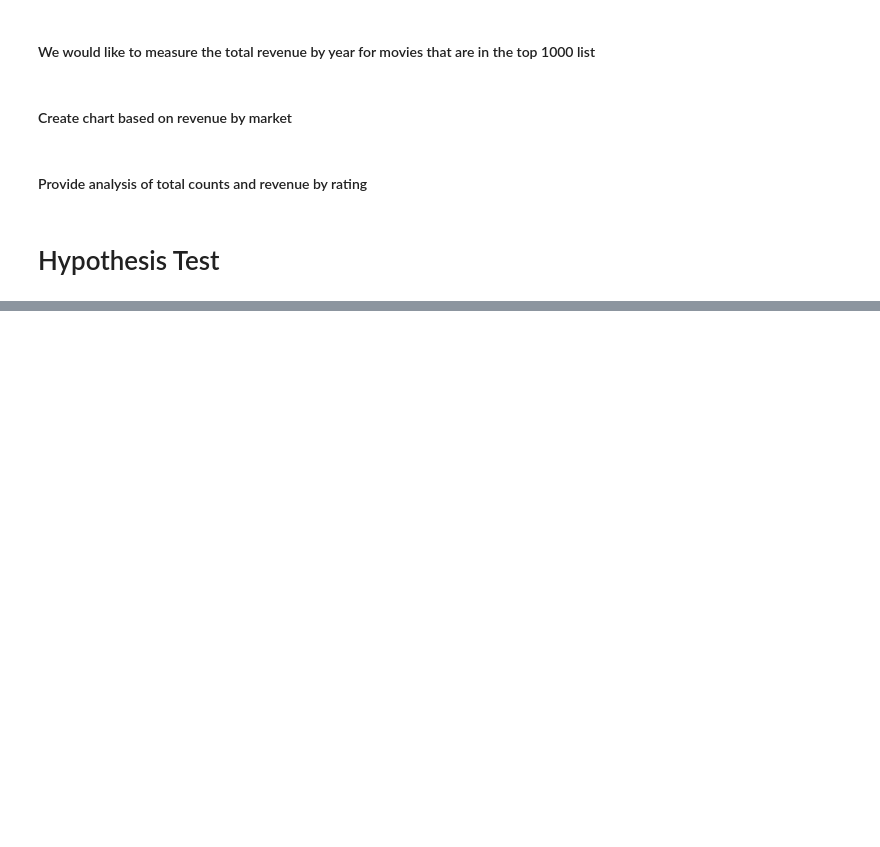
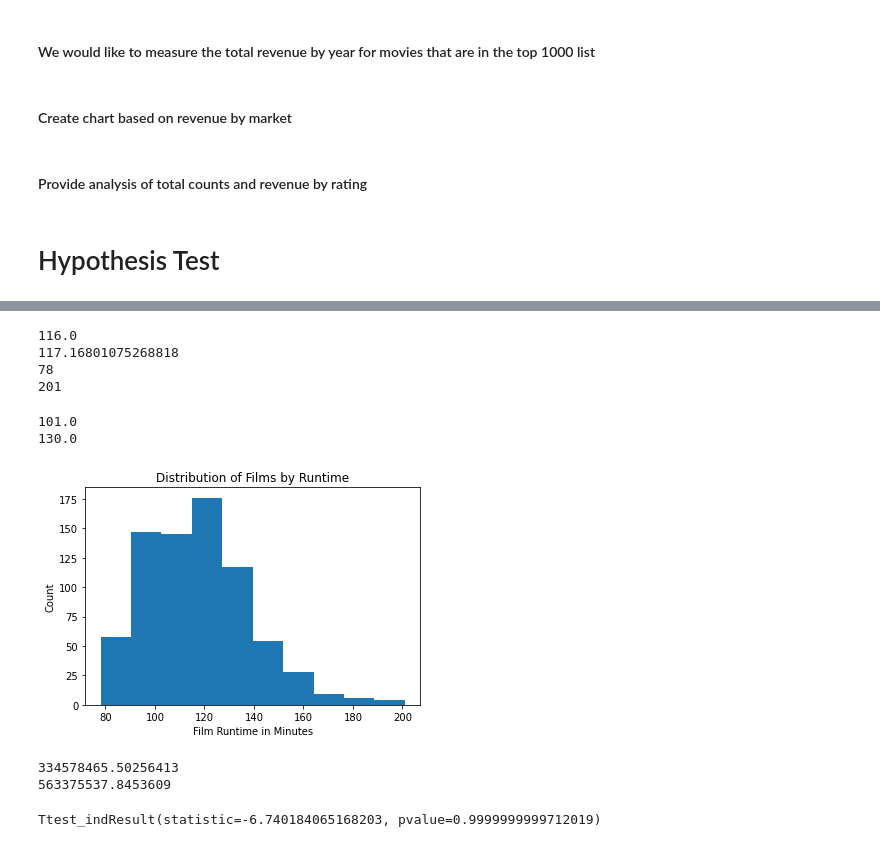
Before and after one commit to GrovesB/Group-10-Project-1, a Jupyter notebook: Project 1.ipynb, the cells around one changed output, grey strips where cells are left out. Drawn from its saved outputs; the diff is of its cells as text; code cells hidden in the pictures; blank space fills up the shorter version.

Commit message:
Wrote lots of code for visualization and hypothesis testing.

```diff
--- a/Project 1.ipynb
+++ b/Project 1.ipynb
@@ -131,0 +120,4 @@ average_revenue
+# %%
+hypoth_df = final_movie_list
+# %%
+hypoth_df["Movie Runtime"] = hypoth_df["Movie Runtime"].str.replace(" hr", "*60").str.replace(" ", " + ").str.replace("min", "0").apply(eval)
@@ -131,0 +140,36 @@ average_revenue
+# %%
+hypoth_rev_list = hypoth_df["World Sales (in $)"].tolist()
+hypoth_time_list = hypoth_df["Movie Runtime"].tolist()
+# %%
+print(hypoth_df["Movie Runtime"].median())
+print(hypoth_df["Movie Runtime"].mean())
+print(hypoth_df["Movie Runtime"].min())
+print(hypoth_df["Movie Runtime"].max())
+# %% [output]
+116.0
+117.16801075268818
+78
+201
+# %%
+hypoth_time_series = hypoth_df["Movie Runtime"]
+
+hypoth_quartiles = hypoth_time_series.quantile([.25, .5, .75])
+hypoth_lower = hypoth_quartiles[.25]
+hypoth_upper = hypoth_quartiles[.75]
+hypoth_iqr = hypoth_upper - hypoth_lower
+
+print(hypoth_lower)
+print(hypoth_upper)
+# %% [output]
+101.0
+130.0
+# %%
+plt.hist(hypoth_time_list)
+
+plt.title("Distribution of Films by Runtime")
+plt.xlabel("Film Runtime in Minutes")
+plt.ylabel("Count")
+
+plt.show()
+# %% [output]
+[figure, added]
@@ -131,0 +187,10 @@ average_revenue
+# %%
+print(hypoth_s_series.mean())
+print(hypoth_l_series.mean())
+# %% [output]
+334578465.50256413
+563375537.8453609
+# %%
+stats.ttest_ind(hypoth_s_series, hypoth_l_series, alternative = "greater")
+# %% [output]
+Ttest_indResult(statistic=-6.740184065168203, pvalue=0.9999999999712019)
```
Also changed, not shown: parts of 9 cells of this notebook.
